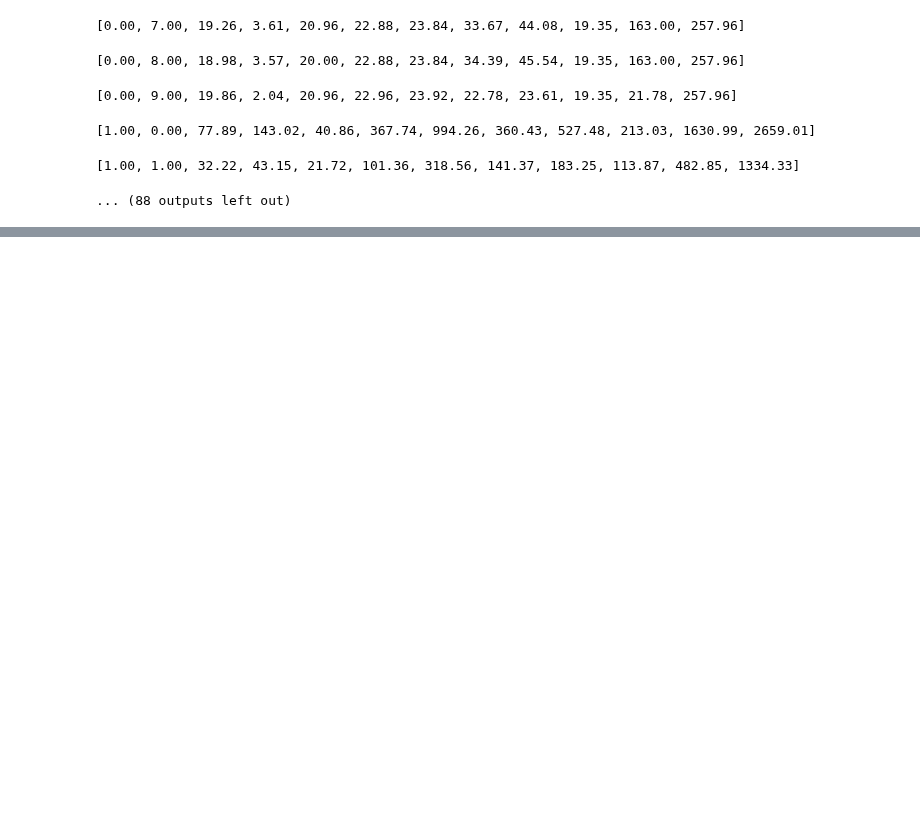
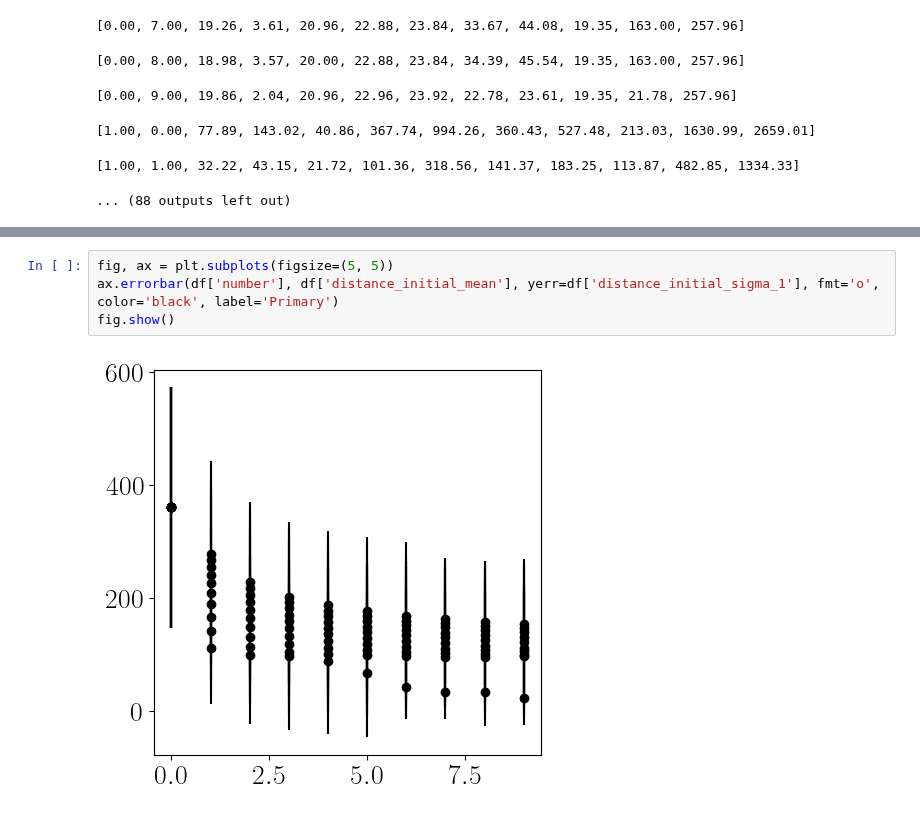
Before and after one commit to Noah-Everett/DSPS-Detector, a Jupyter notebook: analysis/DSPDReco copy.ipynb, the cells around one changed output, grey strips where cells are left out. Drawn from its saved outputs; the diff is of its cells as text; blank space fills up the shorter version.

```diff
--- a/analysis/DSPDReco copy.ipynb
+++ b/analysis/DSPDReco copy.ipynb
@@ -208,0 +337,6 @@ for search_radius in search_radii:
+# %%
+fig, ax = plt.subplots(figsize=(5, 5))
+ax.errorbar(df['number'], df['distance_initial_mean'], yerr=df['distance_initial_sigma_1'], fmt='o', color='black', label='Primary')
+fig.show()
+# %% [output]
+[figure, added]
```
Also changed, not shown: parts of 13 cells of this notebook, 26 other files.
